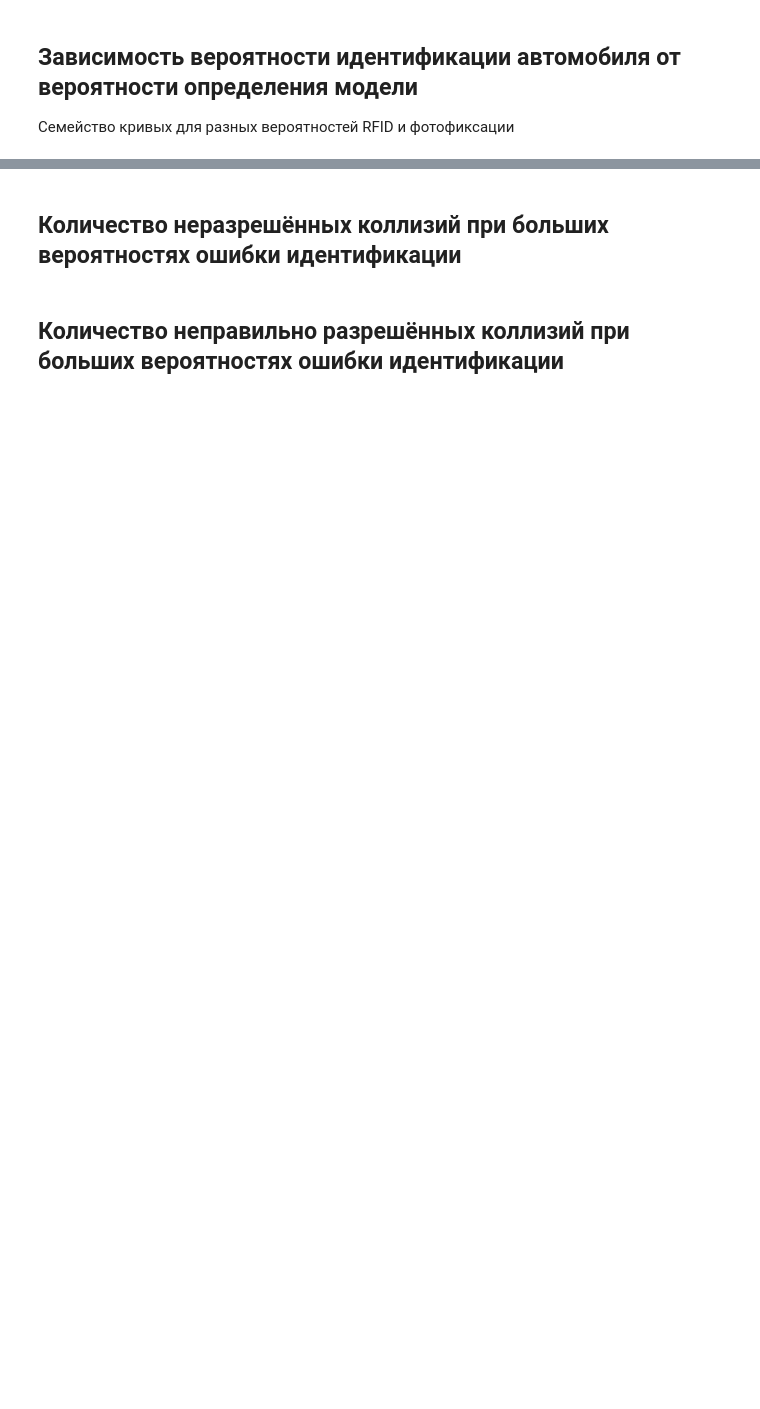
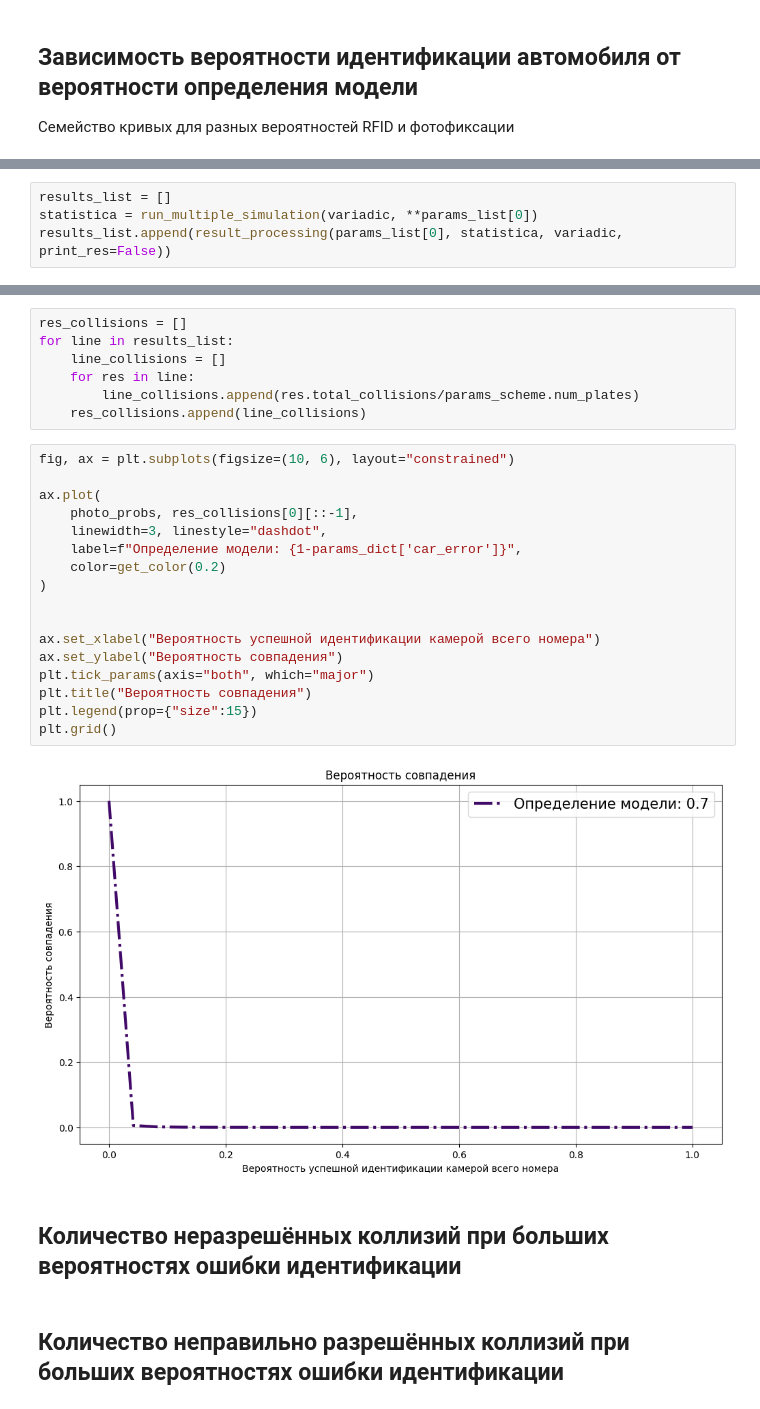
Before and after one commit to VilmenAbramian/simulation, a Jupyter notebook: pysim/experiments/notebooks/hybrid.ipynb, the cells around one changed output, grey strips where cells are left out. Cells and saved outputs as stored; diff of their text form; blank space fills up the shorter version.

```diff
--- a/pysim/experiments/notebooks/hybrid.ipynb
+++ b/pysim/experiments/notebooks/hybrid.ipynb
@@ -122,0 +325,4 @@ plt.grid()
+# %%
+results_list = []
+statistica = run_multiple_simulation(variadic, **params_list[0])
+results_list.append(result_processing(params_list[0], statistica, variadic, print_res=False))
@@ -123,3 +337,29 @@ plt.grid()
+# %%
+res_collisions = []
+for line in results_list:
+    line_collisions = []
+    for res in line:
+        line_collisions.append(res.total_collisions/params_scheme.num_plates)
+    res_collisions.append(line_collisions)
+# %%
+fig, ax = plt.subplots(figsize=(10, 6), layout="constrained")
+
+ax.plot(
+    photo_probs, res_collisions[0][::-1],
+    linewidth=3, linestyle="dashdot",
+    label=f"Определение модели: {1-params_dict['car_error']}",
+    color=get_color(0.2)
+)
+
+
+ax.set_xlabel("Вероятность успешной идентификации камерой всего номера")
+ax.set_ylabel("Вероятность совпадения")
+plt.tick_params(axis="both", which="major")
+plt.title("Вероятность совпадения")
+plt.legend(prop={"size":15})
+plt.grid()
+# %% [output]
+[figure, added]
 # %% [markdown]
 ## Количество неразрешённых коллизий при больших вероятностях ошибки идентификации
 # %% [markdown]
```
Also changed, not shown: parts of 22 cells of this notebook, 5 other files.
